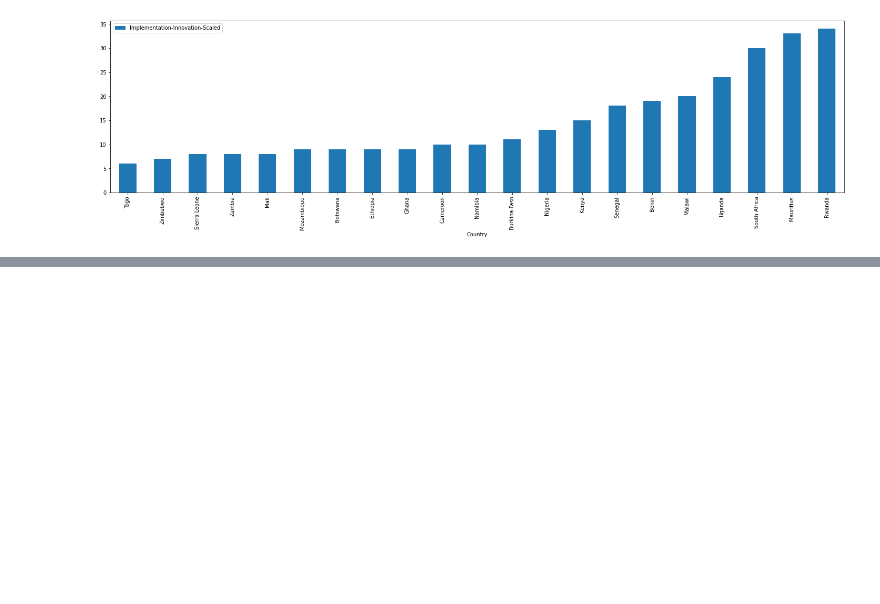
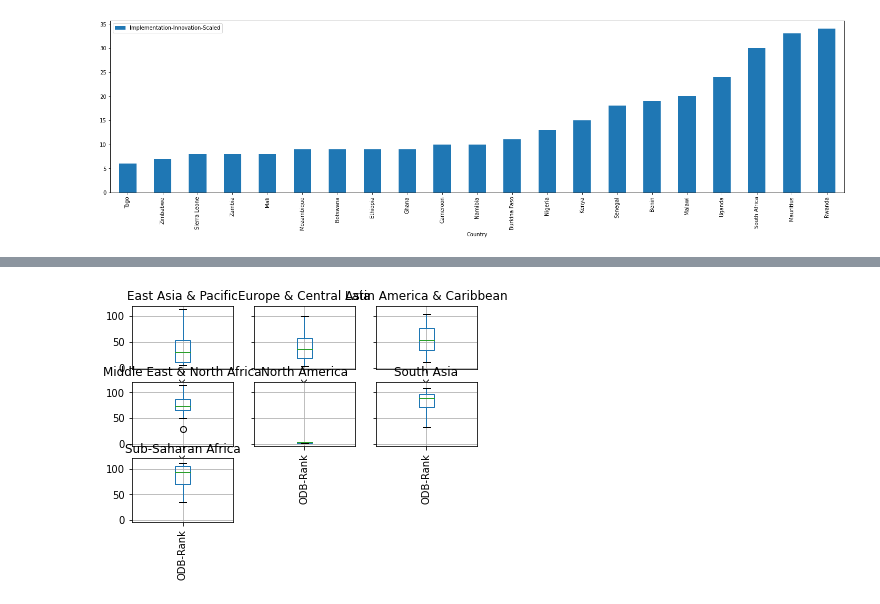
Before and after one commit to kreetigulati/Egovernance_and_OpenData, a Jupyter notebook: Graphing_2016_Notes.ipynb, the cells around one changed output, grey strips where cells are left out. Drawn from its saved outputs; the diff is of its cells as text; code cells hidden in the pictures; blank space fills up the shorter version.

```diff
--- a/Graphing_2016_Notes.ipynb
+++ b/Graphing_2016_Notes.ipynb
@@ -291,0 +362,6 @@ df_2016_imp;
+# %%
+df_2016_grouped = df_2016.groupby('Region')
+boxplot = df_2016_grouped.boxplot(column=['ODB-Rank'], grid=True, rot=90)
+boxplot;
+# %% [output]
+[figure, added]
```
Also changed, not shown: parts of 19 cells of this notebook.
